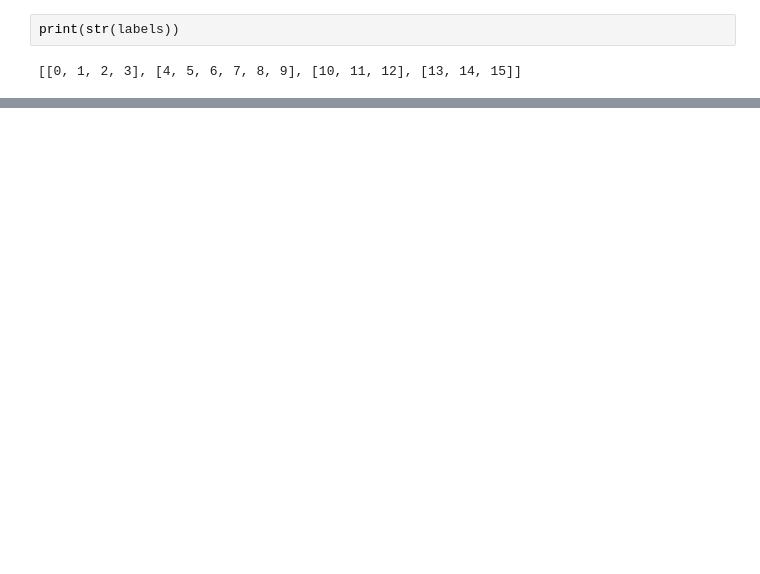
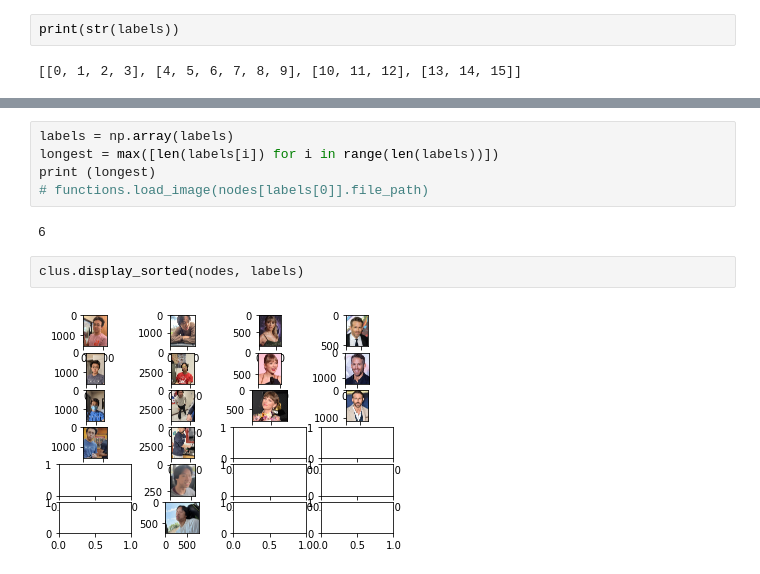
Before and after one commit to bpanguluru/Week2Capstone, a Jupyter notebook: Untitled.ipynb, the cells around one changed output, grey strips where cells are left out. Cells and saved outputs as stored; diff of their text form; blank space fills up the shorter version.

```diff
--- a/Untitled.ipynb
+++ b/Untitled.ipynb
@@ -122,0 +98,11 @@ print(str(labels))
+# %%
+labels = np.array(labels)
+longest = max([len(labels[i]) for i in range(len(labels))])
+print (longest)
+# functions.load_image(nodes[labels[0]].file_path)
+# %% [output]
+6
+# %%
+clus.display_sorted(nodes, labels)
+# %% [output]
+[figure, added]
```
Also changed, not shown: parts of 9 cells of this notebook, 1 other file.
